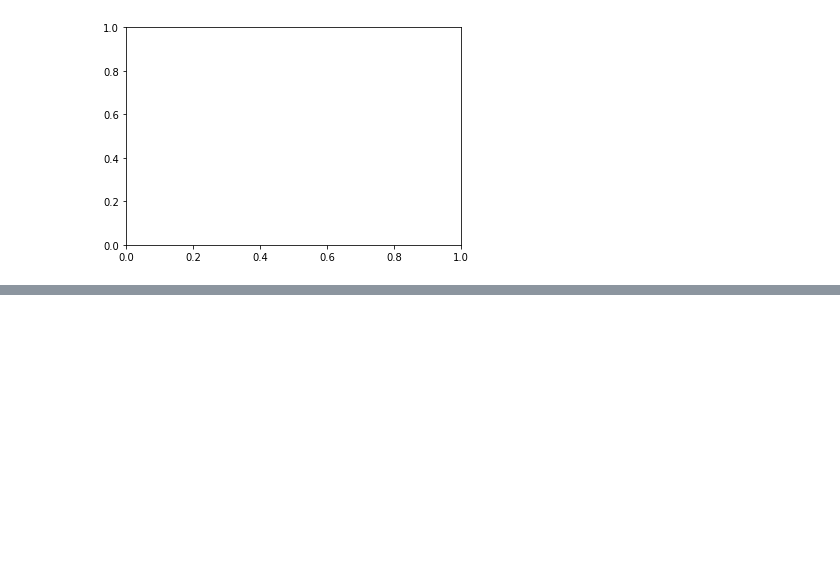
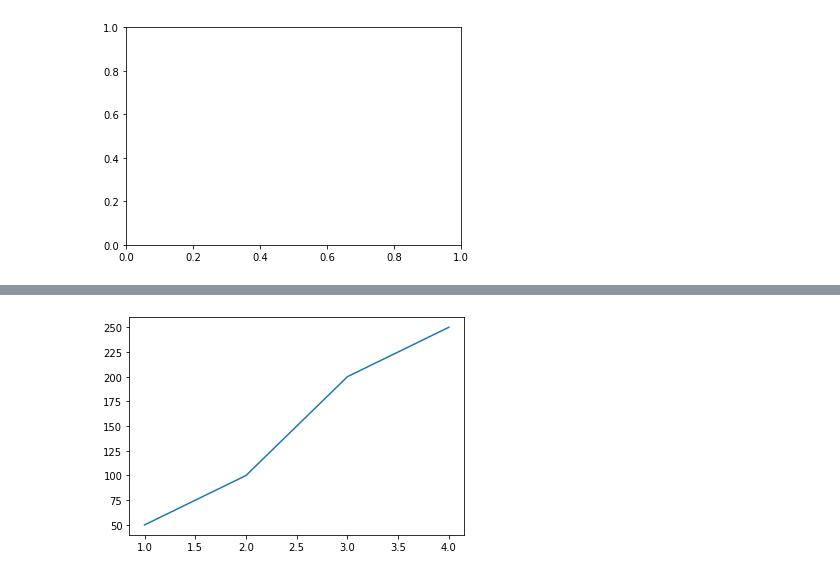
Before and after one commit to TanujaShinde04/DataAnalysis-MachineLearning-NeuralNetworks_Udemy, a Jupyter notebook: Introduction_to_Matplotlib.ipynb, the cells around one changed output, grey strips where cells are left out. Drawn from its saved outputs; the diff is of its cells as text; code cells hidden in the pictures; blank space fills up the shorter version.

```diff
--- a/Introduction_to_Matplotlib.ipynb
+++ b/Introduction_to_Matplotlib.ipynb
@@ -44,0 +44,8 @@ AttributeError: module 'matplotlib.pyplot' has no attribute 'add_axes'
+# %%
+# 3rd method
+
+fix,ax= plt.subplots()
+ax.plot(x,[50,100,200,250])
+plt.show();
+# %% [output]
+[figure, added]
```
Also changed, not shown: parts of 1 cell of this notebook.
